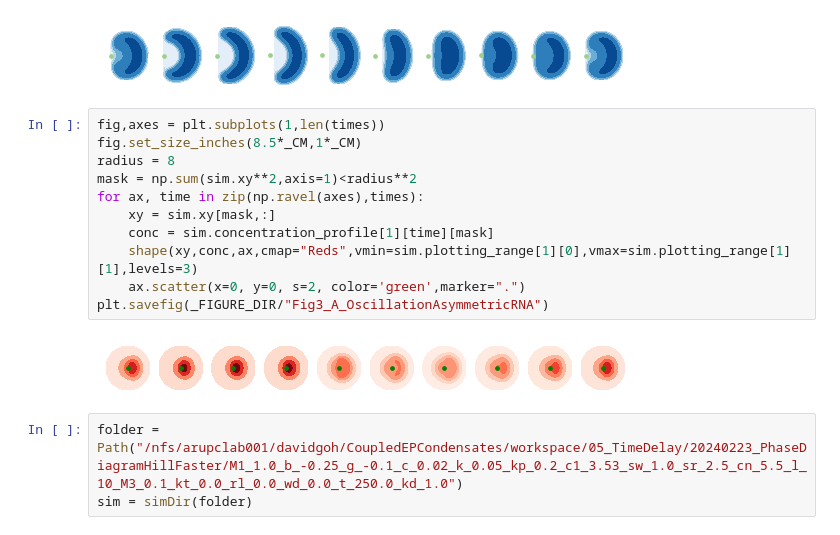
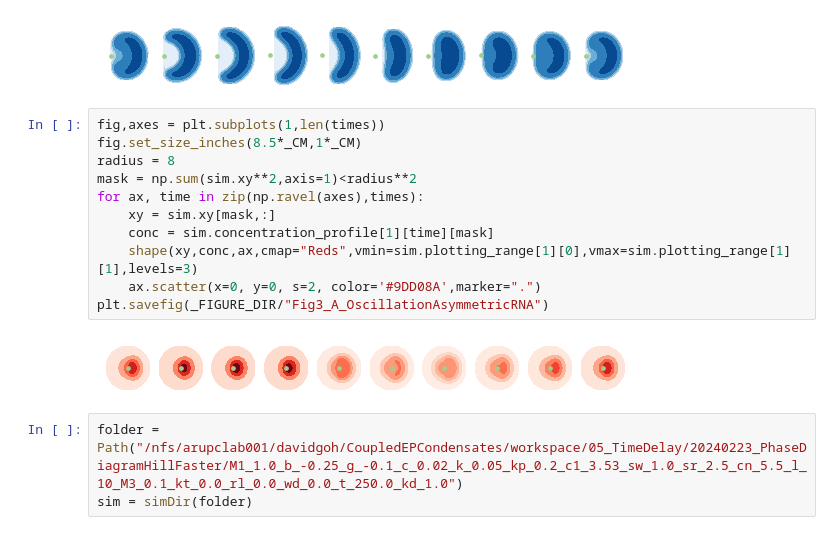
Before and after one commit to gohdavid/CoupledEPCondensates, a Jupyter notebook: workspace/05_Analysis/Fig_3B-3C.ipynb, the cells around one changed output. Cells and saved outputs as stored; diff of their text form.

```diff
--- a/workspace/05_Analysis/Fig_3B-3C.ipynb
+++ b/workspace/05_Analysis/Fig_3B-3C.ipynb
@@ -93,16 +93,16 @@ plt.savefig(_FIGURE_DIR/"Fig3_A_OscillationAsymmetric")
 # %%
 fig,axes = plt.subplots(1,len(times))
 fig.set_size_inches(8.5*_CM,1*_CM)
 radius = 8
 mask = np.sum(sim.xy**2,axis=1)<radius**2
 for ax, time in zip(np.ravel(axes),times):
     xy = sim.xy[mask,:]
     conc = sim.concentration_profile[1][time][mask]
     shape(xy,conc,ax,cmap="Reds",vmin=sim.plotting_range[1][0],vmax=sim.plotting_range[1][1],levels=3)
-    ax.scatter(x=0, y=0, s=2, color='green',marker=".")
+    ax.scatter(x=0, y=0, s=2, color='#9DD08A',marker=".")
 plt.savefig(_FIGURE_DIR/"Fig3_A_OscillationAsymmetricRNA")
 # %% [output]
-[figure, old version]
+[figure, new version]
 # %%
 folder = Path("/nfs/arupclab001/davidgoh/CoupledEPCondensates/workspace/05_TimeDelay/20240223_PhaseDiagramHillFaster/M1_1.0_b_-0.25_g_-0.1_c_0.02_k_0.05_kp_0.2_c1_3.53_sw_1.0_sr_2.5_cn_5.5_l_10_M3_0.1_kt_0.0_rl_0.0_wd_0.0_t_250.0_kd_1.0")
 sim = simDir(folder)
```
Also changed, not shown: parts of 4 cells of this notebook.
